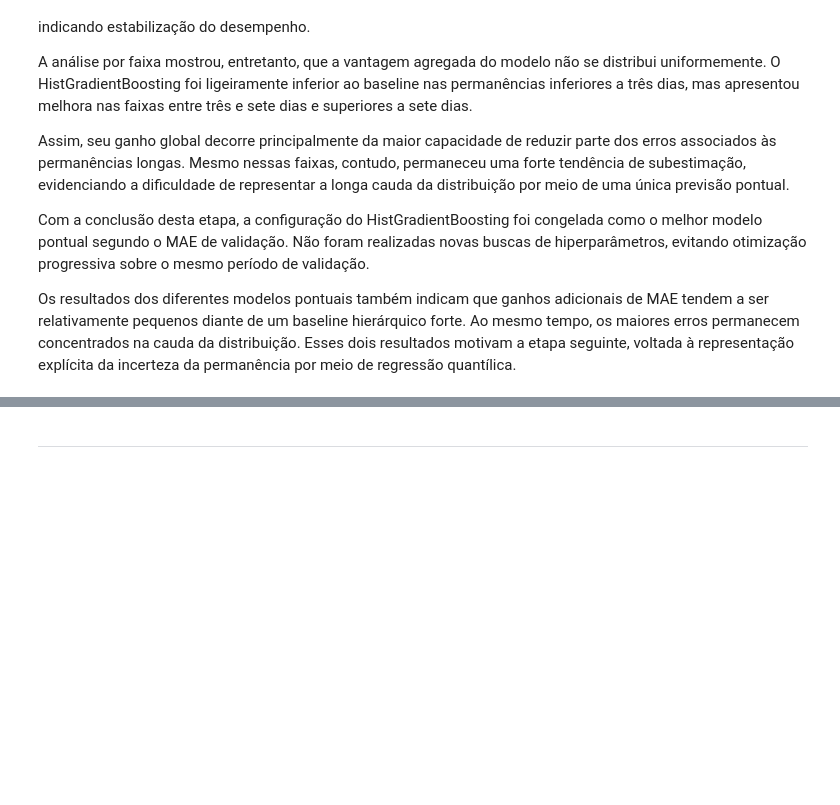
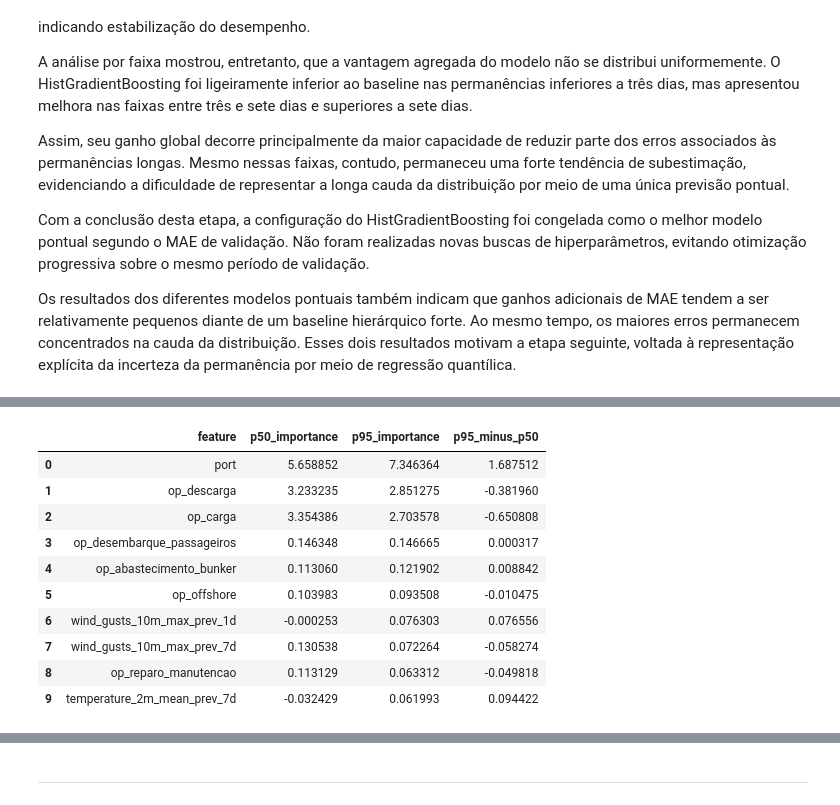
Before and after one commit to tiagoalberione/port_leadtime_prediction, a Jupyter notebook: notebooks/modeling_step_by_step.ipynb, the cells around one changed output, grey strips where cells are left out. Drawn from its saved outputs; the diff is of its cells as text; code cells hidden in the pictures; blank space fills up the shorter version.

```diff
--- a/notebooks/modeling_step_by_step.ipynb
+++ b/notebooks/modeling_step_by_step.ipynb
@@ -5666,0 +5409,74 @@ estoque de segurança.
+# %%
+quantile_feature_importance = (
+    importance_p50[
+        [
+            "feature",
+            "importance",
+        ]
+    ]
+    .rename(
+        columns={
+            "importance":
+                "p50_importance",
+        }
+    )
+    .merge(
+        importance_p95[
+            [
+                "feature",
+                "importance",
+            ]
+        ]
+        .rename(
+            columns={
+                "importance":
+                    "p95_importance",
+            }
+        ),
+        on="feature",
+    )
+)
+
+
+quantile_feature_importance[
+    "p95_minus_p50"
+] = (
+    quantile_feature_importance[
+        "p95_importance"
+    ]
+    - quantile_feature_importance[
+        "p50_importance"
+    ]
+)
+
+
+quantile_feature_importance = (
+    quantile_feature_importance
+    .sort_values(
+        "p95_importance",
+        ascending=False,
+    )
+    .reset_index(drop=True)
+)
+
+
+quantile_feature_importance.to_csv(
+    OUTPUT_DIR
+    / "quantile_permutation_importance.csv",
+    index=False,
+)
+
+
+quantile_feature_importance.head(10)
+# %% [output]
+|  | feature | p50_importance | p95_importance | p95_minus_p50 |
+| 0 | port | 5.658852 | 7.346364 | 1.687512 |
+| 1 | op_descarga | 3.233235 | 2.851275 | -0.381960 |
+| 2 | op_carga | 3.354386 | 2.703578 | -0.650808 |
+| 3 | op_desembarque_passageiros | 0.146348 | 0.146665 | 0.000317 |
+| 4 | op_abastecimento_bunker | 0.113060 | 0.121902 | 0.008842 |
+| 5 | op_offshore | 0.103983 | 0.093508 | -0.010475 |
+| 6 | wind_gusts_10m_max_prev_1d | -0.000253 | 0.076303 | 0.076556 |
+| 7 | wind_gusts_10m_max_prev_7d | 0.130538 | 0.072264 | -0.058274 |
+| 8 | op_reparo_manutencao | 0.113129 | 0.063312 | -0.049818 |
+| 9 | temperature_2m_mean_prev_7d | -0.032429 | 0.061993 | 0.094422 |
```
Also changed, not shown: parts of 123 cells of this notebook.
